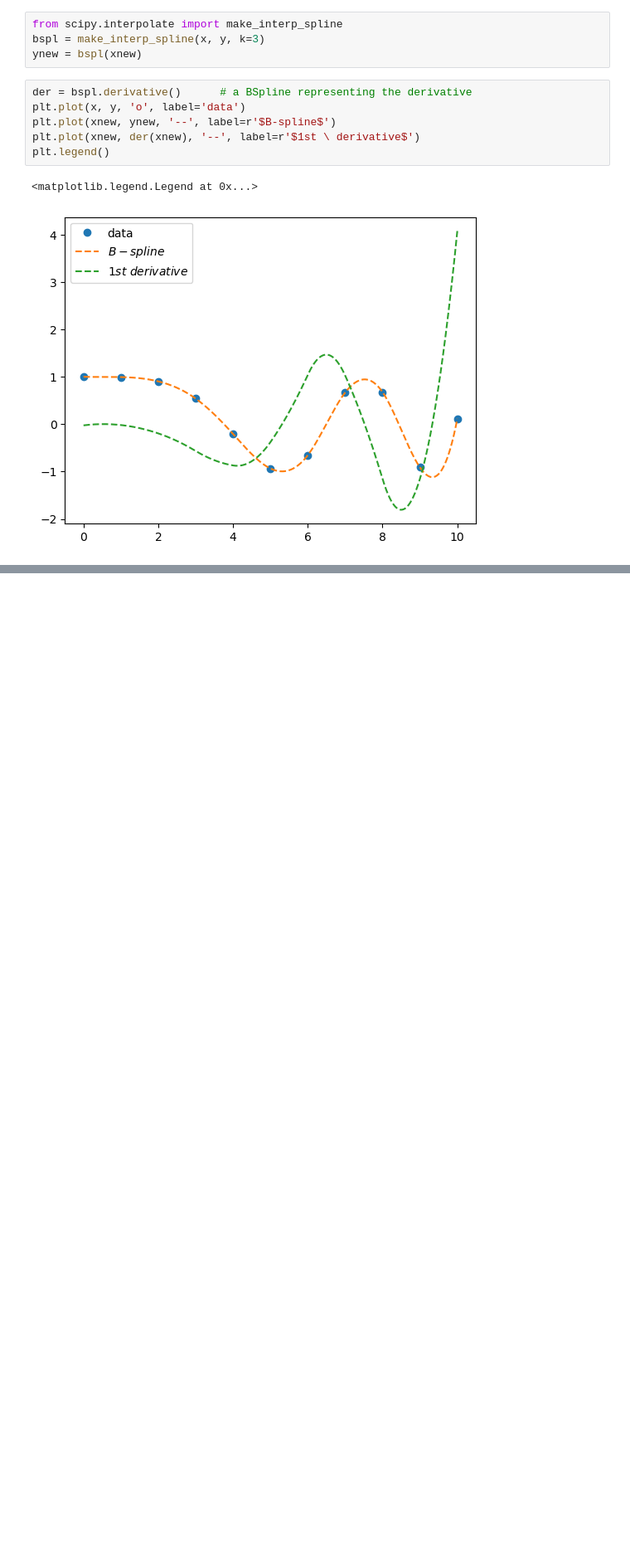
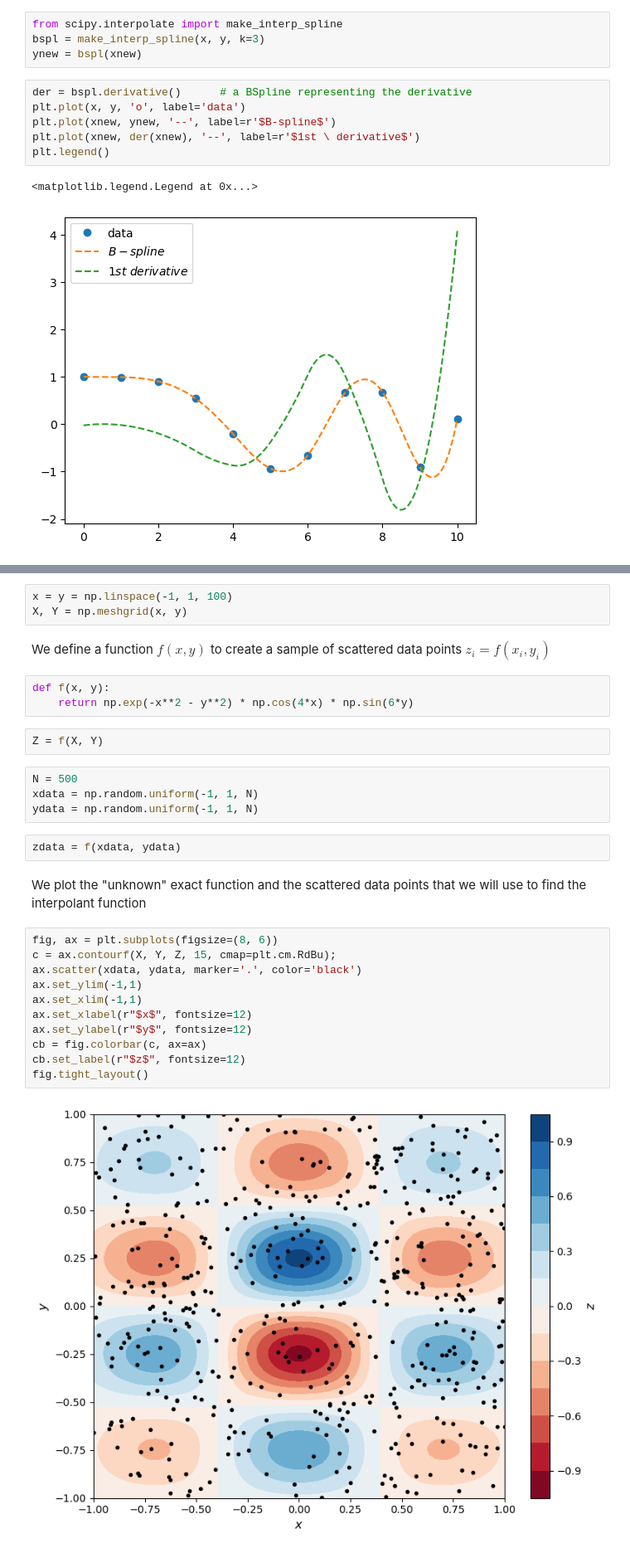
Before and after one commit to luigiselmi/numethods, a Jupyter notebook: johansson/interpolation.ipynb, the cells around one changed output, grey strips where cells are left out. Shown at 83% size. Drawn from its saved outputs; the diff is of its cells as text; blank space fills up the shorter version.

```diff
--- a/johansson/interpolation.ipynb
+++ b/johansson/interpolation.ipynb
@@ -235,0 +307,31 @@ plt.legend()
+# %%
+x = y = np.linspace(-1, 1, 100)
+X, Y = np.meshgrid(x, y)
+# %% [markdown]
+We define a function $f(x,y)$ to create a sample of scattered data points $z_i=f(x_i,y_i)$
+# %%
+def f(x, y):
+    return np.exp(-x**2 - y**2) * np.cos(4*x) * np.sin(6*y)
+# %%
+Z = f(X, Y)
+# %%
+N = 500
+xdata = np.random.uniform(-1, 1, N)
+ydata = np.random.uniform(-1, 1, N)
+# %%
+zdata = f(xdata, ydata)
+# %% [markdown]
+We plot the "unknown" exact function and the scattered data points that we will use to find the interpolant function
+# %%
+fig, ax = plt.subplots(figsize=(8, 6))
+c = ax.contourf(X, Y, Z, 15, cmap=plt.cm.RdBu);
+ax.scatter(xdata, ydata, marker='.', color='black')
+ax.set_ylim(-1,1)
+ax.set_xlim(-1,1)
+ax.set_xlabel(r"$x$", fontsize=12)
+ax.set_ylabel(r"$y$", fontsize=12)
+cb = fig.colorbar(c, ax=ax)
+cb.set_label(r"$z$", fontsize=12)
+fig.tight_layout()
+# %% [output]
+[figure, added]
```
Also changed, not shown: parts of 23 cells of this notebook.
